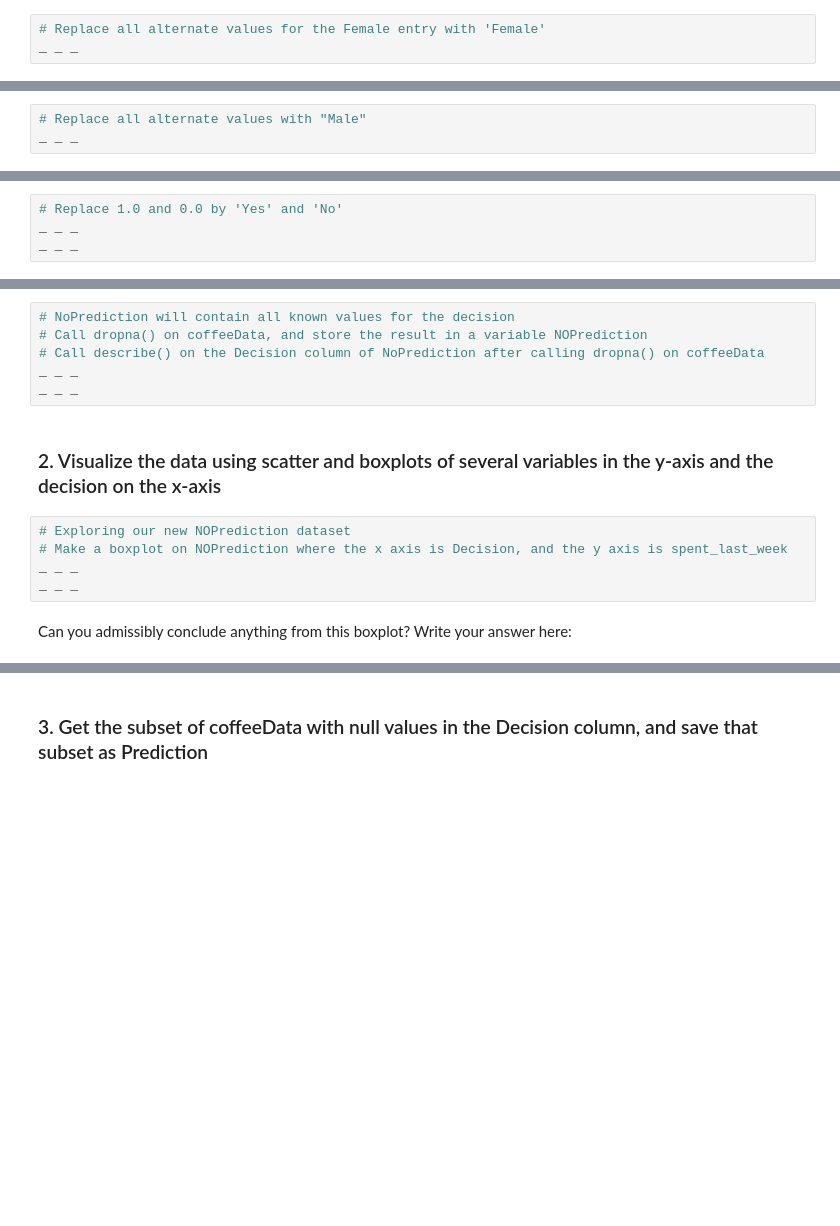
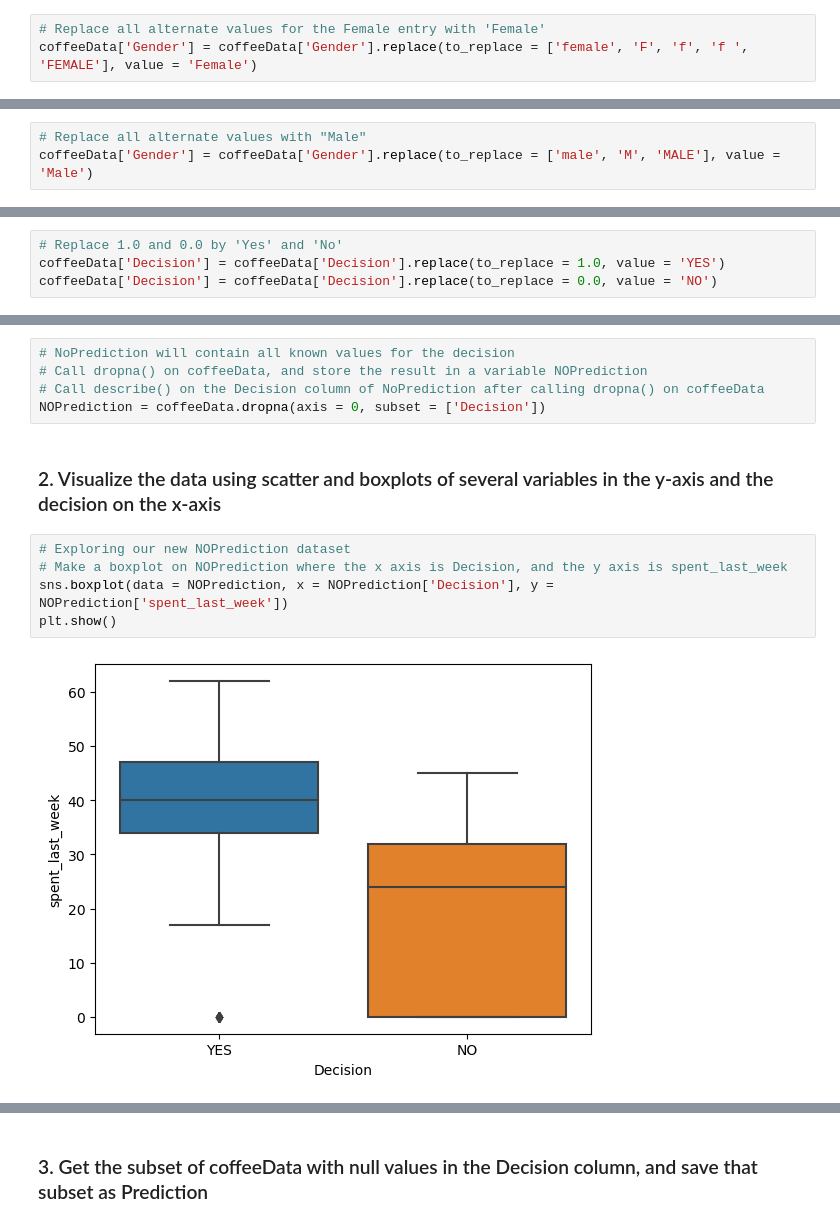
Before and after one commit to zjbrown0689/dsc, a Jupyter notebook: Springboard Decision Tree Specialty Coffee Case Study - Tier 3.ipynb, the cells around one changed output, grey strips where cells are left out. Drawn from its saved outputs; the diff is of its cells as text; blank space fills up the shorter version.

```diff
--- a/Springboard Decision Tree Specialty Coffee Case Study - Tier 3.ipynb
+++ b/Springboard Decision Tree Specialty Coffee Case Study - Tier 3.ipynb
@@ -195,6 +194,6 @@ We can see a bunch of inconsistency here.
 Use replace() to make the values of the `gender` column just `Female` and `Male`.
 # %%
 # Replace all alternate values for the Female entry with 'Female'
-_ _ _
+coffeeData['Gender'] = coffeeData['Gender'].replace(to_replace = ['female', 'F', 'f', 'f ', 'FEMALE'], value = 'Female')
 # %%
 # Check out the unique values for the 'gender' column
@@ -202,5 +203,5 @@ _ _ _
 # %%
 # Replace all alternate values with "Male"
-_ _ _
+coffeeData['Gender'] = coffeeData['Gender'].replace(to_replace = ['male', 'M', 'MALE'], value = 'Male')
 # %%
 # Let's check the unique values of the column "gender"
@@ -212,7 +217,7 @@ _ _ _
 We now want to replace `1.0` and `0.0` in the `Decision` column by `YES` and `NO` respectively.
 # %%
 # Replace 1.0 and 0.0 by 'Yes' and 'No'
-_ _ _
-_ _ _
+coffeeData['Decision'] = coffeeData['Decision'].replace(to_replace = 1.0, value = 'YES')
+coffeeData['Decision'] = coffeeData['Decision'].replace(to_replace = 0.0, value = 'NO')
 # %%
 # Check that our replacing those values with 'YES' and 'NO' worked, with unique()
@@ -231,14 +238,13 @@ To execute the train/test split properly, we need to do five things:
 # NoPrediction will contain all known values for the decision
 # Call dropna() on coffeeData, and store the result in a variable NOPrediction
 # Call describe() on the Decision column of NoPrediction after calling dropna() on coffeeData
-_ _ _
-_ _ _
+NOPrediction = coffeeData.dropna(axis = 0, subset = ['Decision'])
 # %% [markdown]
 ### 2. Visualize the data using scatter and boxplots of several variables in the y-axis and the decision on the x-axis
 # %%
 # Exploring our new NOPrediction dataset
 # Make a boxplot on NOPrediction where the x axis is Decision, and the y axis is spent_last_week
-_ _ _
-_ _ _
+sns.boxplot(data = NOPrediction, x = NOPrediction['Decision'], y = NOPrediction['spent_last_week'])
+plt.show()
+# %% [output]
+[figure, added]
-# %% [markdown]
-Can you admissibly conclude anything from this boxplot? Write your answer here:
```
Also changed, not shown: parts of 45 cells of this notebook.
